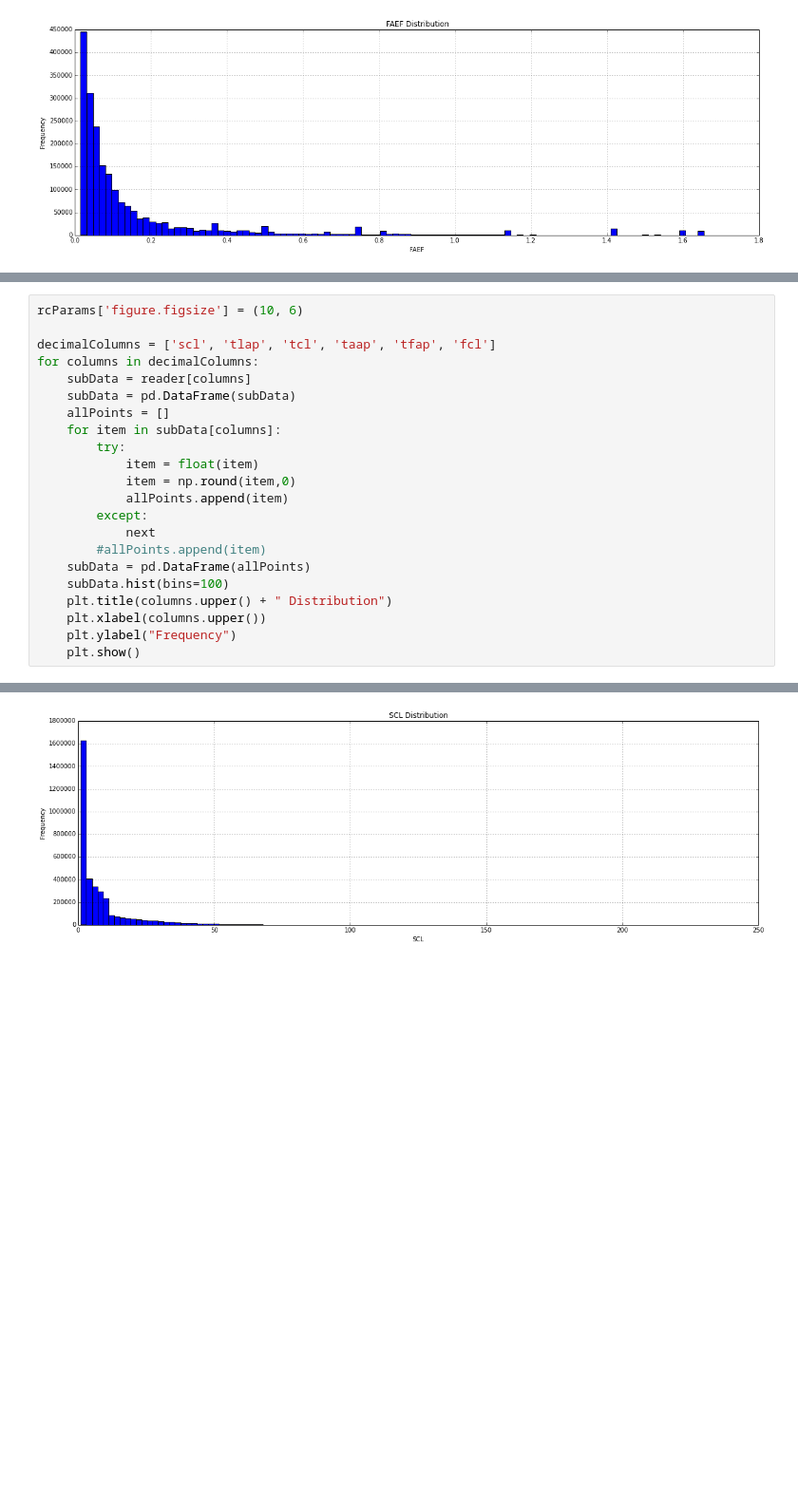
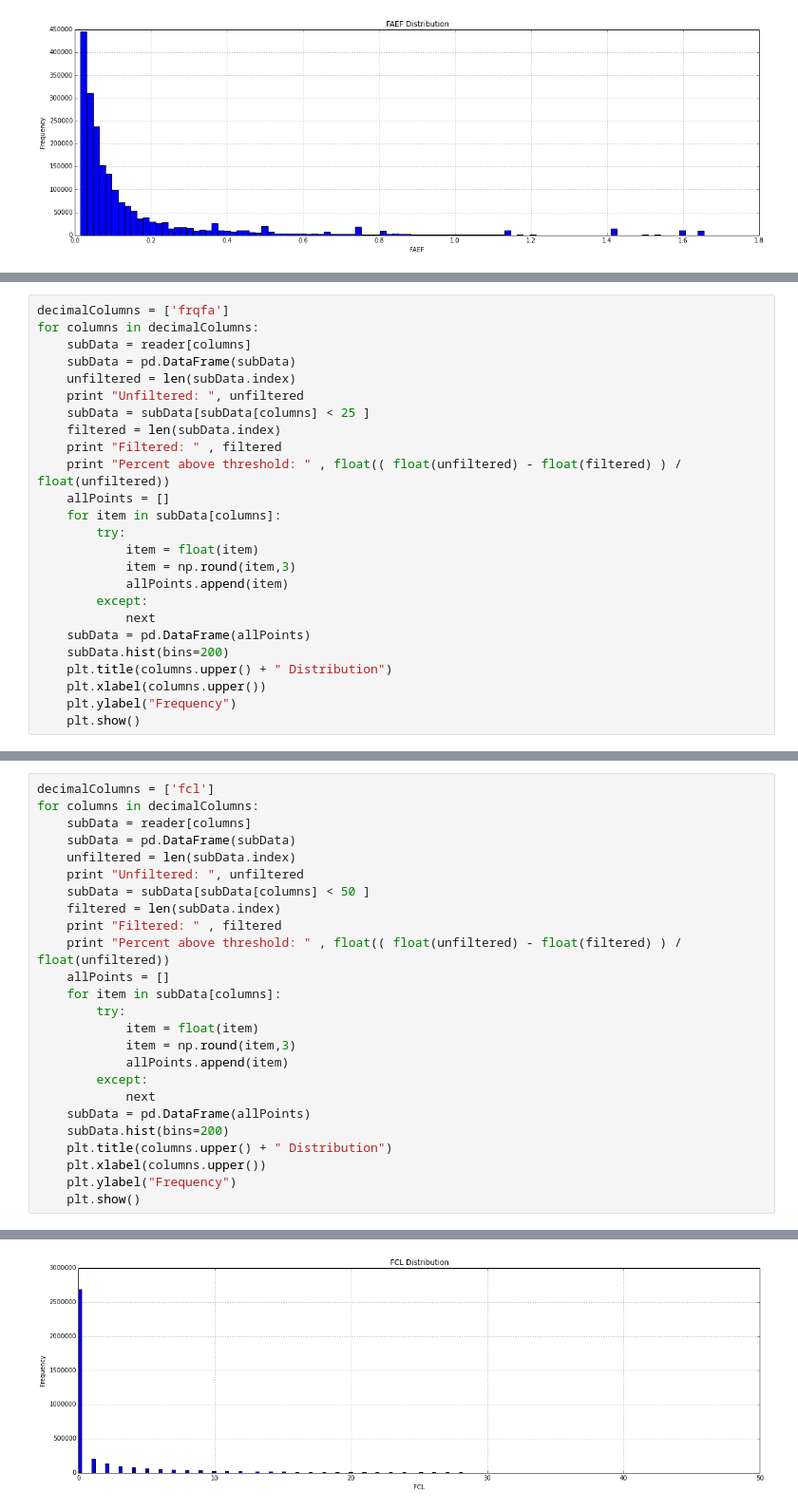
Before and after one commit to shinwachi/cs109_firstOrPerish, a Jupyter notebook: analysis/processAuthorStat.ipynb, the cells around one changed output, grey strips where cells are left out. Shown at 95% size. Cells and saved outputs as stored; diff of their text form; blank space fills up the shorter version.

Commit message:
Updated Threshods
Add thresholds and comments to the overall notebook

```diff
--- a/analysis/processAuthorStat.ipynb
+++ b/analysis/processAuthorStat.ipynb
@@ -114,0 +202,25 @@ for columns in decimalColumns:
+# %%
+decimalColumns = ['frqfa']
+for columns in decimalColumns:
+    subData = reader[columns]
+    subData = pd.DataFrame(subData)
+    unfiltered = len(subData.index)
+    print "Unfiltered: ", unfiltered
+    subData = subData[subData[columns] < 25 ]
+    filtered = len(subData.index)
+    print "Filtered: " , filtered
+    print "Percent above threshold: " , float(( float(unfiltered) - float(filtered) ) / float(unfiltered))
+    allPoints = []
+    for item in subData[columns]:
+        try:
+            item = float(item)
+            item = np.round(item,3)
+            allPoints.append(item)
+        except:
+            next
+    subData = pd.DataFrame(allPoints)
+    subData.hist(bins=200)
+    plt.title(columns.upper() + " Distribution")
+    plt.xlabel(columns.upper())
+    plt.ylabel("Frequency")
+    plt.show()
@@ -115,21 +232,24 @@ for columns in decimalColumns:
 # %%
-rcParams['figure.figsize'] = (10, 6)
-
-decimalColumns = ['scl', 'tlap', 'tcl', 'taap', 'tfap', 'fcl']
+decimalColumns = ['fcl']
 for columns in decimalColumns:
     subData = reader[columns]
     subData = pd.DataFrame(subData)
+    unfiltered = len(subData.index)
+    print "Unfiltered: ", unfiltered
+    subData = subData[subData[columns] < 50 ]
+    filtered = len(subData.index)
+    print "Filtered: " , filtered
+    print "Percent above threshold: " , float(( float(unfiltered) - float(filtered) ) / float(unfiltered))
     allPoints = []
     for item in subData[columns]:
         try:
             item = float(item)
-            item = np.round(item,0)
+            item = np.round(item,3)
             allPoints.append(item)
         except:
             next
-        #allPoints.append(item)
     subData = pd.DataFrame(allPoints)
-    subData.hist(bins=100)
+    subData.hist(bins=200)
     plt.title(columns.upper() + " Distribution")
     plt.xlabel(columns.upper())
     plt.ylabel("Frequency")
@@ -138 +261 @@ for columns in decimalColumns:
-[figure, old version]
+[figure, new version]
```
Also changed, not shown: parts of 10 cells of this notebook.
